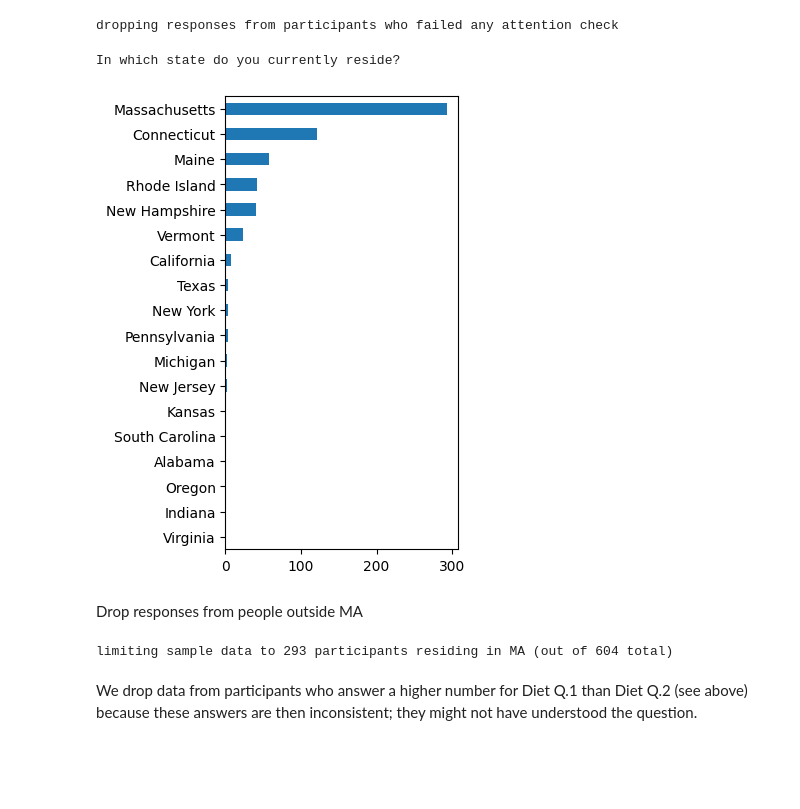
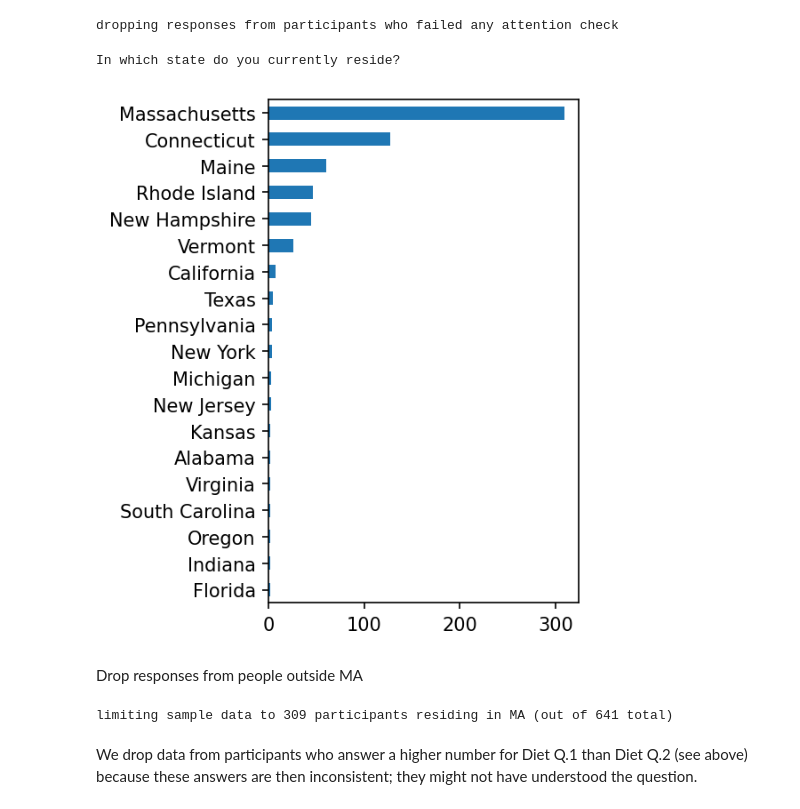
Before and after one commit to aberke/ff, a Jupyter notebook: data-analysis/climate-model-diets.ipynb, the cells around one changed output. Saved outputs shown, nothing was run; the diff lists cells and outputs as text; code cells hidden in the pictures; blank space fills up the shorter version.

Commit message:
updated survey data

```diff
--- a/data-analysis/climate-model-diets.ipynb
+++ b/data-analysis/climate-model-diets.ipynb
@@ -237,16 +239,16 @@ sample_df = sample_df[sample_df['PROLIFIC_PID'].notna()]
 dropping 1 non PROLIFIC responses
 # %%
 def passed_attn_checks(row):
-    if not ((row['Q_attn_1'] == 'twenty one') or (int(row['Q_attn_1']) == 21)):
+    if not ((row['Q_attn_1'] == 'twenty one') or (float(row['Q_attn_1']) == 21)):
         print(row['ResponseId'], 'failed Q_attn_1')
         return False
-    if int(row['Q_attn_2']) != 5:
+    if float(row['Q_attn_2']) != 5:
         print(row['ResponseId'], 'failed Q_attn_2')
         return False
     if row['Q_attn_check'] != '1,2':
         print(row['ResponseId'], 'failed Q_attn_check')
         return False
-    if int(row['Q_attn_midway']) != 5:
+    if float(row['Q_attn_midway']) != 5:
         print(row['ResponseId'], 'failed Q_attn_midway')
         return False
     return True
@@ -283,12 +285,12 @@ dropping responses from participants who failed any attention check
 # %%
 # Participation by state
 print('%s\n'%codebook['Q_US_state']['Q'])
-fig,ax = plt.subplots(figsize=(3,6), dpi=100)
+fig,ax = plt.subplots(figsize=(3,5), dpi=150)
 _ = sample_df['Q_US_state'].value_counts().sort_values().rename(
     codebook['Q_US_state']['choices']).plot.barh(ax=ax)
 # %% [output]
 In which state do you currently reside?
-[figure, old version]
+[figure, new version]
 # %% [markdown]
 Drop responses from people outside MA
 # %%
@@ -297,7 +299,7 @@ sample_df = sample_df[sample_df['Q_US_state'].map(codebook['Q_US_state']['choice
 n_ma = len(sample_df)
 print('limiting sample data to %s participants residing in MA (out of %s total)' % (n_ma, n_all_states))
 # %% [output]
-limiting sample data to 293 participants residing in MA (out of 604 total)
+limiting sample data to 309 participants residing in MA (out of 641 total)
 # %% [markdown]
 We drop data from participants who answer a higher number for Diet Q.1 than Diet Q.2 (see above) because these answers are then inconsistent; they might not have understood the question.
 # %%
```
Also changed, not shown: parts of 21 cells of this notebook, 1 other file.
